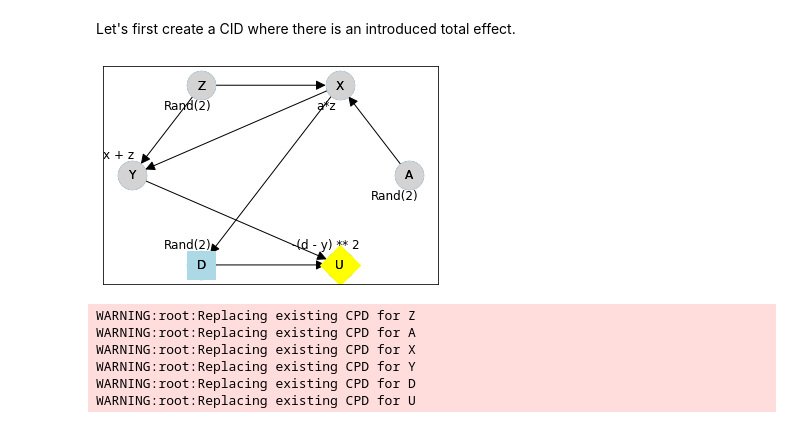
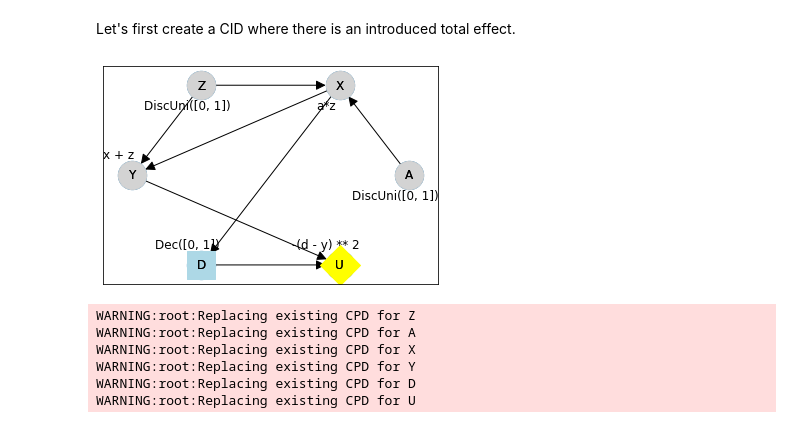
Before and after one commit to causalincentives/pycid, a Jupyter notebook: examples/fairness.ipynb, the cells around one changed output. Saved outputs shown, nothing was run; the diff lists cells and outputs as text; code cells hidden in the pictures.

Commit message:
add DecisionDomain class

```diff
--- a/examples/fairness.ipynb
+++ b/examples/fairness.ipynb
@@ -30,28 +30,28 @@ Let's first create a CID where there is an introduced total effect.
 # %%
 cid = CID([
     ('A', 'X'),  # defining the graph's nodes and edges
     ('Z', 'X'),
     ('Z', 'Y'),
     ('X', 'D'),
     ('X', 'Y'),
     ('D', 'U'),
     ('Y', 'U')
 ],
     decision_nodes=['D'],
     utility_nodes=['U'])
 
-cpd_A = NullCPD('A', 2)
-cpd_Z = NullCPD('Z', 2)
+cpd_A = UniformRandomCPD('A', 2)
+cpd_Z = UniformRandomCPD('Z', 2)
 cpd_X = FunctionCPD('X', lambda a, z: a*z, evidence=['A', 'Z'])
-cpd_D = NullCPD('D', 2)
+cpd_D = DecisionDomain('D', [0, 1])
 cpd_Y = FunctionCPD('Y', lambda x, z: x + z, evidence=['X', 'Z'])
 cpd_U = FunctionCPD('U', lambda d, y: -(d - y) ** 2, evidence=['D', 'Y'])
 
 cid.add_cpds(cpd_A, cpd_D, cpd_Z, cpd_X, cpd_Y, cpd_U)
 
 cid.draw()
 # %% [output]
-[figure, old version]
+[figure, new version]
 # %%
 cid.impute_conditional_expectation_decision('D', 'Y')
 cid.expected_utility({})  # should be -0.1666
```
Also changed, not shown: parts of 2 cells of this notebook, 10 other files.
